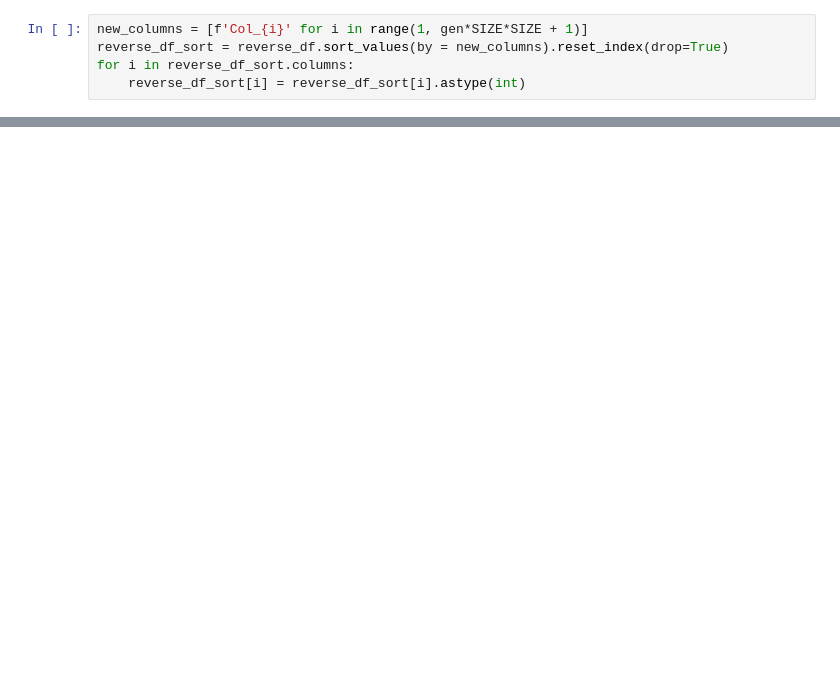
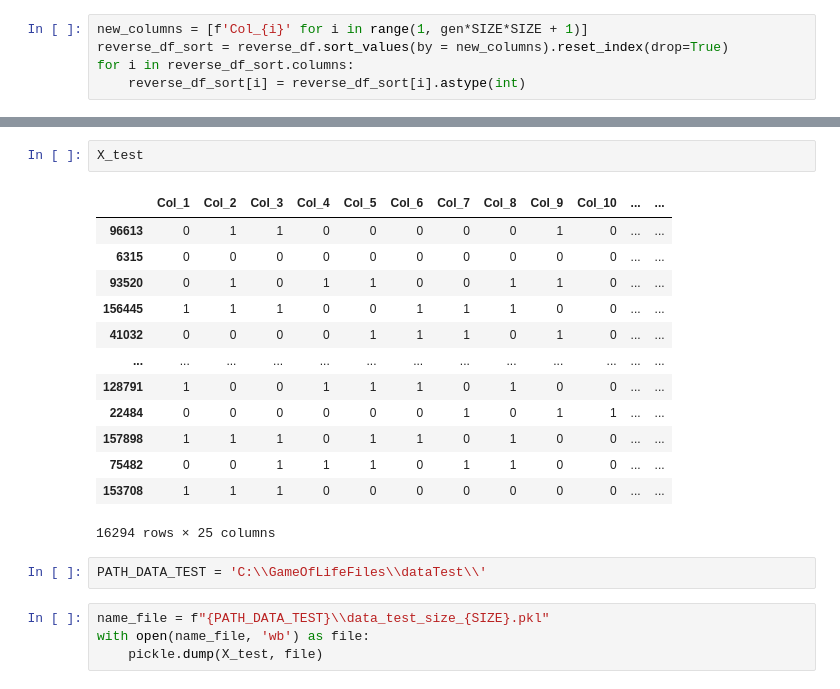
Before and after one commit to drorBamberger/GameOfLife, a Jupyter notebook: dt_reverse_attempt1_simple.ipynb, the cells around one changed output, grey strips where cells are left out. Drawn from its saved outputs; the diff is of its cells as text; blank space fills up the shorter version.

```diff
--- a/dt_reverse_attempt1_simple.ipynb
+++ b/dt_reverse_attempt1_simple.ipynb
@@ -141,0 +151,22 @@ f1         0.525879  0.372093
+# %%
+X_test
+# %% [output]
+|  | Col_1 | Col_2 | Col_3 | Col_4 | Col_5 | Col_6 | Col_7 | Col_8 | Col_9 | Col_10 | ... | ... |
+| 96613 | 0 | 1 | 1 | 0 | 0 | 0 | 0 | 0 | 1 | 0 | ... | ... |
+| 6315 | 0 | 0 | 0 | 0 | 0 | 0 | 0 | 0 | 0 | 0 | ... | ... |
+| 93520 | 0 | 1 | 0 | 1 | 1 | 0 | 0 | 1 | 1 | 0 | ... | ... |
+| 156445 | 1 | 1 | 1 | 0 | 0 | 1 | 1 | 1 | 0 | 0 | ... | ... |
+| 41032 | 0 | 0 | 0 | 0 | 1 | 1 | 1 | 0 | 1 | 0 | ... | ... |
+| ... | ... | ... | ... | ... | ... | ... | ... | ... | ... | ... | ... | ... |
+| 128791 | 1 | 0 | 0 | 1 | 1 | 1 | 0 | 1 | 0 | 0 | ... | ... |
+| 22484 | 0 | 0 | 0 | 0 | 0 | 0 | 1 | 0 | 1 | 1 | ... | ... |
+| 157898 | 1 | 1 | 1 | 0 | 1 | 1 | 0 | 1 | 0 | 0 | ... | ... |
+| 75482 | 0 | 0 | 1 | 1 | 1 | 0 | 1 | 1 | 0 | 0 | ... | ... |
+| 153708 | 1 | 1 | 1 | 0 | 0 | 0 | 0 | 0 | 0 | 0 | ... | ... |
+16294 rows × 25 columns
+# %%
+PATH_DATA_TEST = 'C:\\GameOfLifeFiles\\dataTest\\'
+# %%
+name_file = f"{PATH_DATA_TEST}\\data_test_size_{SIZE}.pkl"
+with open(name_file, 'wb') as file:
+    pickle.dump(X_test, file)
```
Also changed, not shown: parts of 9 cells of this notebook, 25 other files.
